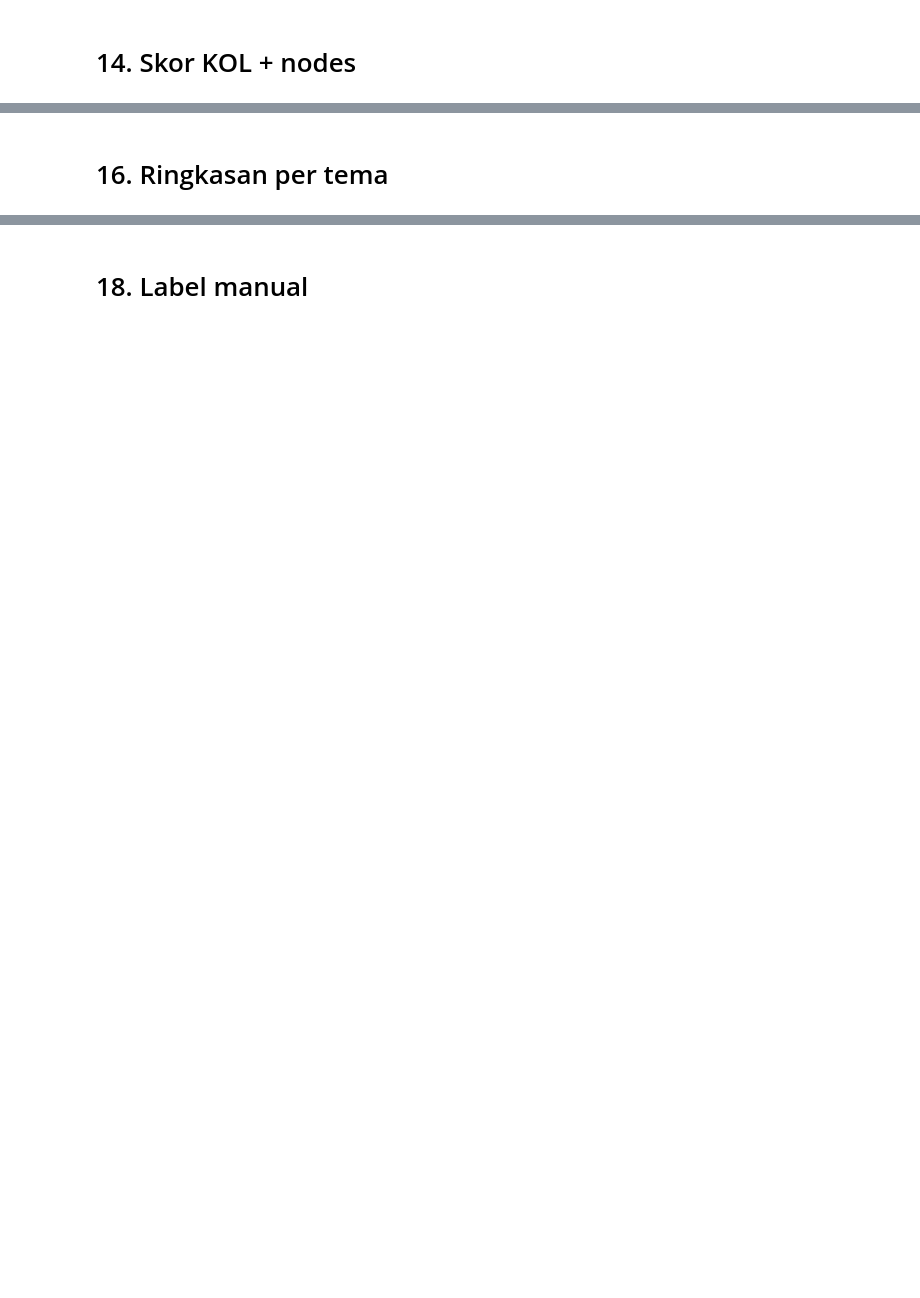
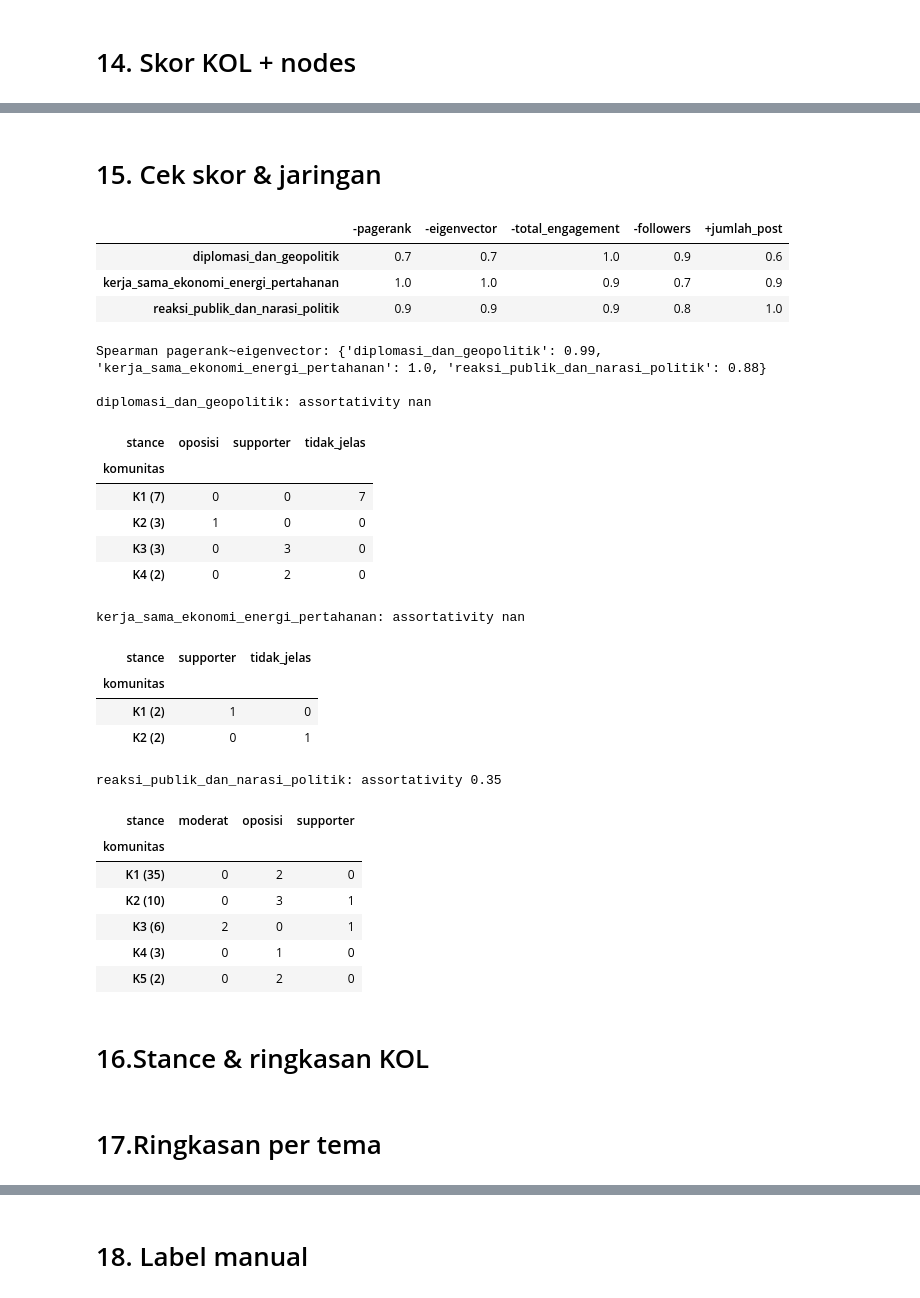
Before and after one commit to aldo02032004/naufaldo.github.io, a Jupyter notebook: kol_network_stance.ipynb, the cells around one changed output, grey strips where cells are left out. Cells and saved outputs as stored; diff of their text form; code cells hidden in the pictures; blank space fills up the shorter version.

```diff
--- a/kol_network_stance.ipynb
+++ b/kol_network_stance.ipynb
@@ -695,0 +617,64 @@ if off_topic.any():
+# %% [markdown]
+# 15. Cek skor & jaringan
+# %%
+# overlap top-N vs skor utama kalau 1 metrik dibuang / jumlah_post ditambah (1 = sama)
+pct = kol.groupby("theme")[SCORE_COLS + ["jumlah_post"]].rank(pct=True)
+
+
+def top_ids(score):
+    return (kol.assign(s=score).sort_values("s", ascending=False)
+            .groupby("theme").head(TOP_N_AUTHORS_PER_THEME).groupby("theme")["Id"].apply(set))
+
+
+base = top_ids(kol["score"])
+variants = {f"-{c}": [x for x in SCORE_COLS if x != c] for c in SCORE_COLS} | {"+jumlah_post": SCORE_COLS + ["jumlah_post"]}
+overlap = {}
+for name, cols in variants.items():
+    alt = top_ids(pct[cols].mean(axis=1))
+    overlap[name] = {t: len(base[t] & alt[t]) / len(base[t]) for t in base.index}
+display(pd.DataFrame(overlap).round(2))
+
+# ~1 = pagerank & eigenvector redundan
+rho = kol.groupby("theme")[["pagerank", "eigenvector"]].apply(lambda d: d["pagerank"].corr(d["eigenvector"], method="spearman"))
+print("Spearman pagerank~eigenvector:", rho.round(2).to_dict())
+
+# assortativity: + = sekubu ngumpul, 0 = campur, - = antar kubu nyambung. louvain: 5 komunitas terbesar x stance
+for theme, sub in w_edges.groupby("theme"):
+    U = undirected(sub)
+    stance = {n: node_stance.get((theme, n)) for n in U}
+    nx.set_node_attributes(U, stance, "stance")
+    S = U.subgraph([n for n, s in stance.items() if s in STANCES[:3]])
+    r = nx.attribute_assortativity_coefficient(S, "stance") if S.number_of_edges() else float("nan")
+    comms = sorted(nx.community.louvain_communities(U, weight="Weight", seed=42), key=len, reverse=True)[:5]
+    comm = pd.Series({n: f"K{i + 1} ({len(c)})" for i, c in enumerate(comms) for n in c})
+    print(f"\n{theme}: assortativity {r:.2f}")
+    display(pd.crosstab(comm, comm.index.to_series().map(stance), rownames=["komunitas"], colnames=["stance"]))
+# %% [output]
+|  | -pagerank | -eigenvector | -total_engagement | -followers | +jumlah_post |
+| diplomasi_dan_geopolitik | 0.7 | 0.7 | 1.0 | 0.9 | 0.6 |
+| kerja_sama_ekonomi_energi_pertahanan | 1.0 | 1.0 | 0.9 | 0.7 | 0.9 |
+| reaksi_publik_dan_narasi_politik | 0.9 | 0.9 | 0.9 | 0.8 | 1.0 |
+Spearman pagerank~eigenvector: {'diplomasi_dan_geopolitik': 0.99, 'kerja_sama_ekonomi_energi_pertahanan': 1.0, 'reaksi_publik_dan_narasi_politik': 0.88}
+
+diplomasi_dan_geopolitik: assortativity nan
+| stance | oposisi | supporter | tidak_jelas |
+| komunitas |  |  |  |
+| K1 (7) | 0 | 0 | 7 |
+| K2 (3) | 1 | 0 | 0 |
+| K3 (3) | 0 | 3 | 0 |
+| K4 (2) | 0 | 2 | 0 |
+kerja_sama_ekonomi_energi_pertahanan: assortativity nan
+| stance | supporter | tidak_jelas |
+| komunitas |  |  |
+| K1 (2) | 1 | 0 |
+| K2 (2) | 0 | 1 |
+reaksi_publik_dan_narasi_politik: assortativity 0.35
+| stance | moderat | oposisi | supporter |
+| komunitas |  |  |  |
+| K1 (35) | 0 | 2 | 0 |
+| K2 (10) | 0 | 3 | 1 |
+| K3 (6) | 2 | 0 | 1 |
+| K4 (3) | 0 | 1 | 0 |
+| K5 (2) | 0 | 2 | 0 |
+# %% [markdown]
+# 16.Stance & ringkasan KOL
@@ -696,5 +722,5 @@ if off_topic.any():
 # %% [markdown]
-# 16. Ringkasan per tema
+# 17.Ringkasan per tema
 # %%
 THEME_FIELDS = ["ringkasan", "narasi_supporter", "narasi_moderat", "narasi_oposisi"]
 THEME_SCHEMA = {"type": "object", "properties": {f: {"type": "string"} for f in THEME_FIELDS}, "required": THEME_FIELDS}
```
Also changed, not shown: parts of 39 cells of this notebook.
